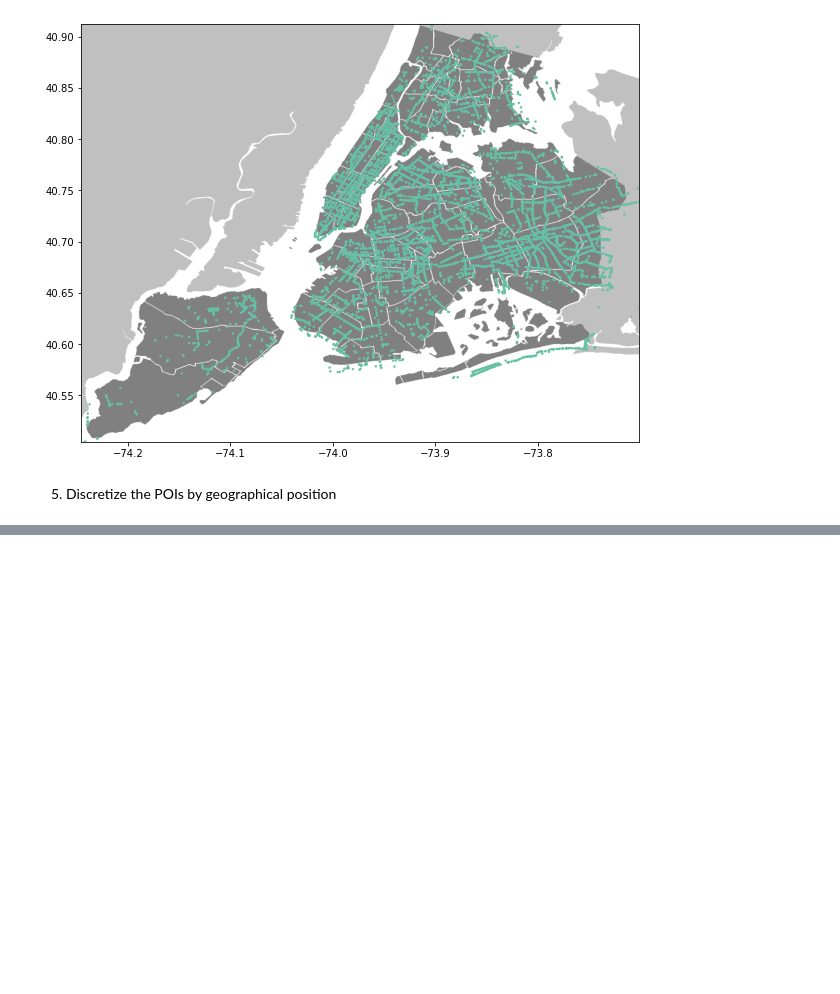
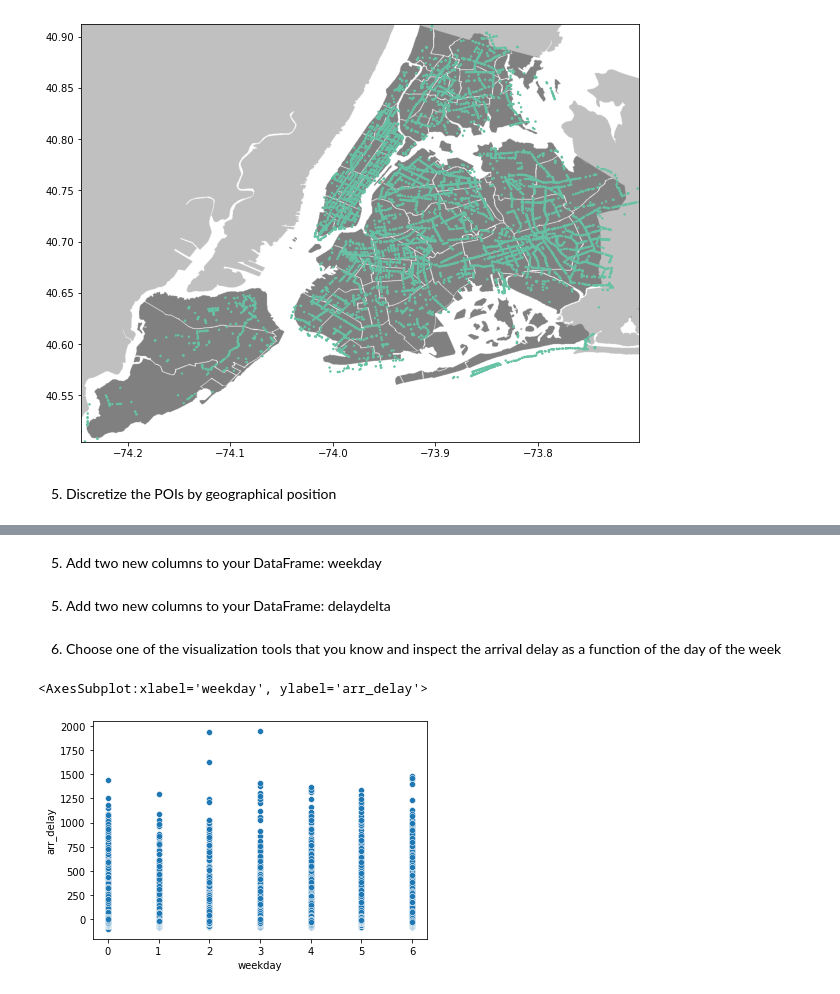
Before and after one commit to Edoch94/data-science-lab-1, a Jupyter notebook: MyRepo/Lab5/Lab5.ipynb, the cells around one changed output, grey strips where cells are left out. Drawn from its saved outputs; the diff is of its cells as text; code cells hidden in the pictures; blank space fills up the shorter version.

```diff
--- a/MyRepo/Lab5/Lab5.ipynb
+++ b/MyRepo/Lab5/Lab5.ipynb
@@ -180,0 +282,2 @@ NY_map_plot(data_IN, 'highway')
+# %%
+flight = flight[flight['cancelled']==0].reset_index()
@@ -180,0 +290,4 @@ NY_map_plot(data_IN, 'highway')
+# %%
+flight = flight[flight['cancelled']==0].reset_index()
+
+flight['cancelled'].value_counts()
@@ -180,0 +354,15 @@ NY_map_plot(data_IN, 'highway')
+# %% [markdown]
+5. Add two new columns to your DataFrame: weekday
+# %%
+flight['weekday'] = flight['fl_date'].dt.dayofweek
+# %% [markdown]
+5. Add two new columns to your DataFrame: delaydelta
+# %%
+flight['delaydelta'] = flight['arr_delay'] - flight['dep_delay']
+# %% [markdown]
+6. Choose one of the visualization tools that you know and inspect the arrival delay as a function of the day of the week
+# %%
+sns.scatterplot(data=flight,x='weekday',y='arr_delay')
+# %% [output]
+<AxesSubplot:xlabel='weekday', ylabel='arr_delay'>
+[figure, added]
```
Also changed, not shown: parts of 47 cells of this notebook, 1 other file.
